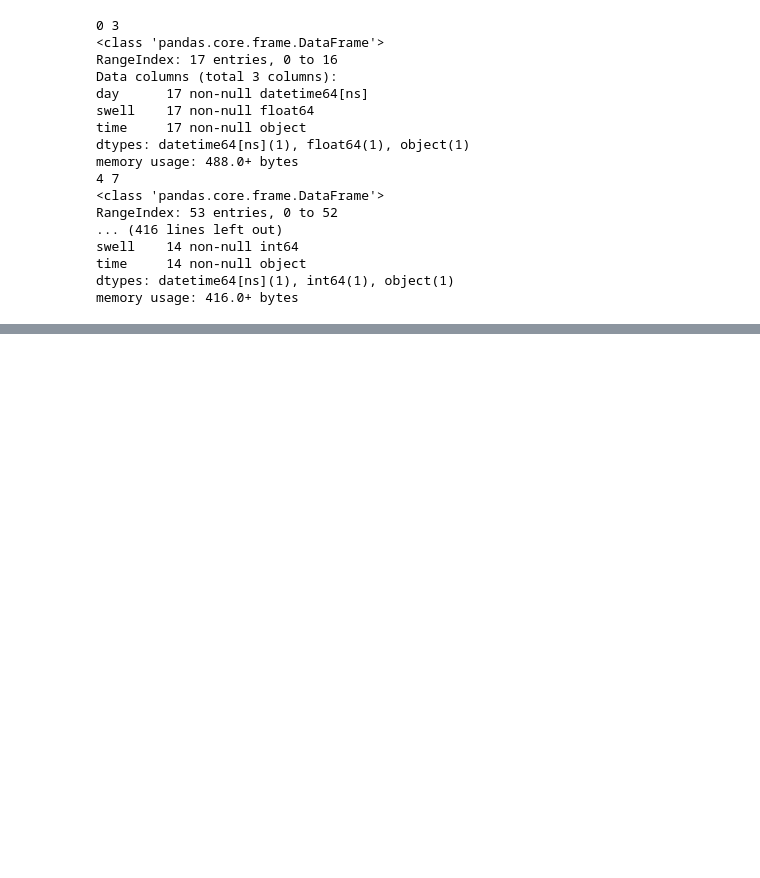
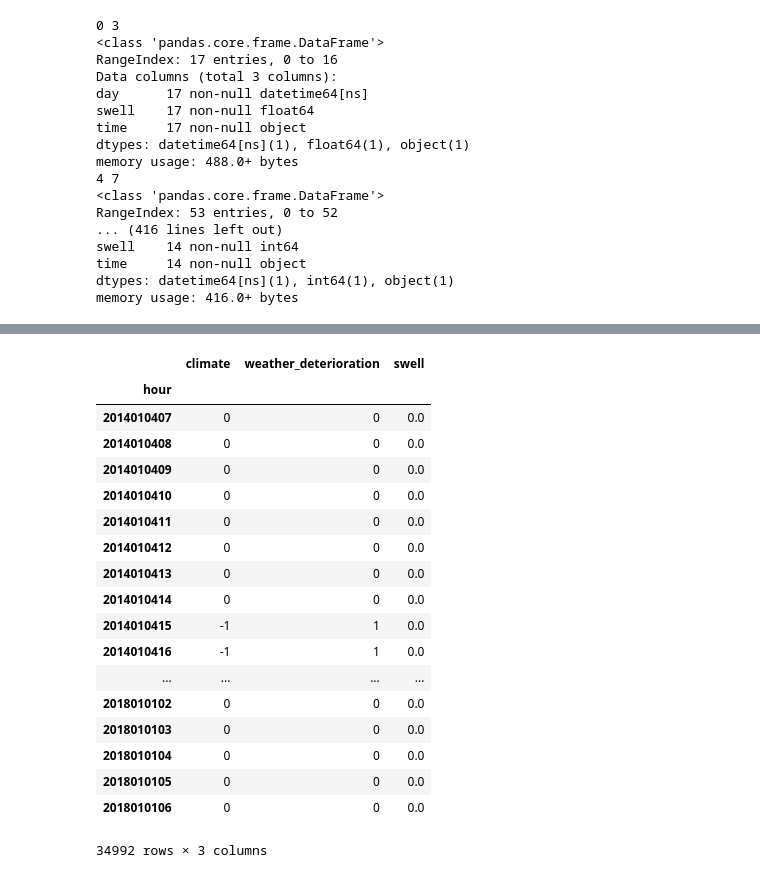
Before and after one commit to junwoopark92/2018-Posco-AI-Challenge, a Jupyter notebook: Task2_forecast_swell/jw/01.parse_swell_data.ipynb, the cells around one changed output, grey strips where cells are left out. Drawn from its saved outputs; the diff is of its cells as text; code cells hidden in the pictures; blank space fills up the shorter version.

```diff
--- a/Task2_forecast_swell/jw/parse_swell_data.ipynb
+++ b/Task2_forecast_swell/jw/01.parse_swell_data.ipynb
@@ -174,0 +404,4 @@ memory usage: 28.9+ KB
+# %%
+hour_df = pd.DataFrame(sum(hour_table,[]),columns=['hour','climate'])
+hour_df.info()
+hour_df.head(20)
@@ -174,0 +433,2 @@ memory usage: 28.9+ KB
+# %%
+hour_df = hour_df.groupby('hour').sum()
@@ -174,0 +474,43 @@ memory usage: 28.9+ KB
+# %%
+def get_swell(x):
+    #print(x)
+    x = str(x)
+
+    if x == '?':
+        return None
+
+    x = float(x)
+
+    if x == 0:
+        return 0
+
+    if x < 0:
+        return 0
+
+    if x > 0:
+        return 1
+# %%
+hour_df['weather_deterioration'] = hour_df['climate'].apply(lambda x: 0 if str(x) == '0.0' or str(x) == '0' or str(x) == '?' else 1)
+hour_df['swell'] = hour_df['climate'].apply(lambda x: get_swell(x))
+# %%
+hour_df
+# %% [output]
+|  | climate | weather_deterioration | swell |
+| hour |  |  |  |
+| 2014010407 | 0 | 0 | 0.0 |
+| 2014010408 | 0 | 0 | 0.0 |
+| 2014010409 | 0 | 0 | 0.0 |
+| 2014010410 | 0 | 0 | 0.0 |
+| 2014010411 | 0 | 0 | 0.0 |
+| 2014010412 | 0 | 0 | 0.0 |
+| 2014010413 | 0 | 0 | 0.0 |
+| 2014010414 | 0 | 0 | 0.0 |
+| 2014010415 | -1 | 1 | 0.0 |
+| 2014010416 | -1 | 1 | 0.0 |
+| ... | ... | ... | ... |
+| 2018010102 | 0 | 0 | 0.0 |
+| 2018010103 | 0 | 0 | 0.0 |
+| 2018010104 | 0 | 0 | 0.0 |
+| 2018010105 | 0 | 0 | 0.0 |
+| 2018010106 | 0 | 0 | 0.0 |
+34992 rows × 3 columns
```
Also changed, not shown: parts of 27 cells of this notebook, 3 other files.
